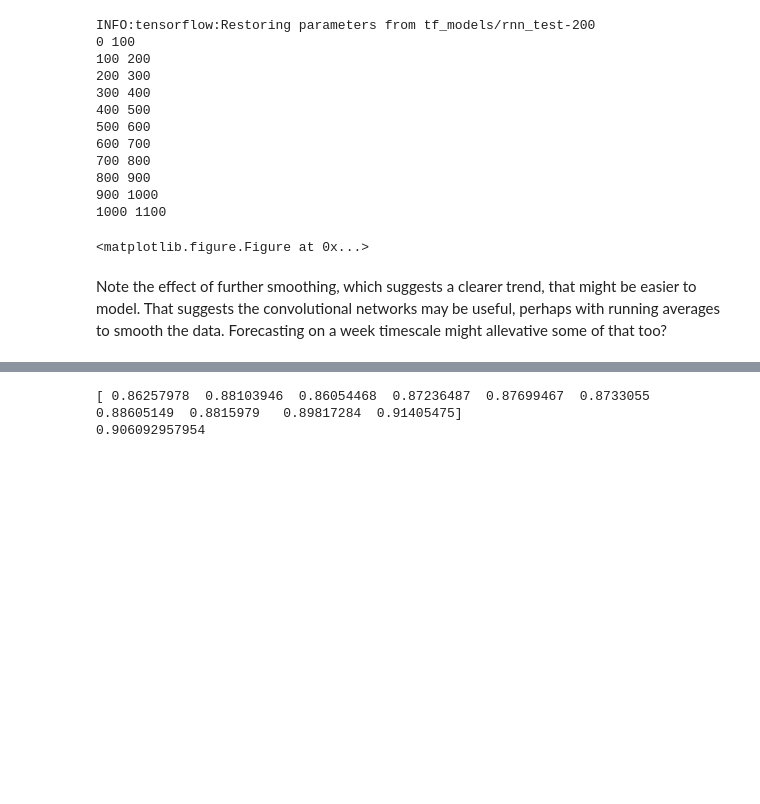
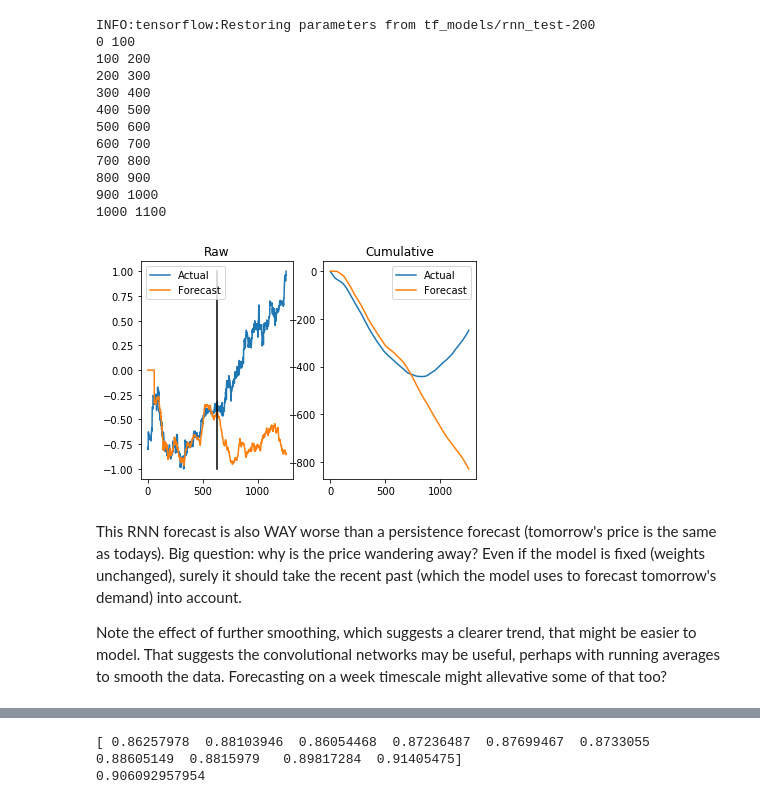
Before and after one commit to jmackrory/PDX_finance, a Jupyter notebook: PDX_finance_Mar2018.ipynb, the cells around one changed output, grey strips where cells are left out. Drawn from its saved outputs; the diff is of its cells as text; code cells hidden in the pictures; blank space fills up the shorter version.

Commit message:
re-ran in firefox.  Also: worried about prices wandering far away. Is model doing what I think it should?

```diff
--- a/PDX_finance_Mar2018.ipynb
+++ b/PDX_finance_Mar2018.ipynb
@@ -211,10 +213,13 @@ def plot_pred(X,pred,indx_range):
 # %%
 #Could make predicted results a time series for nicer formating, and dates.
 #Plot cumulative for cases when we've also differenced.
-plot_pred(Xsub2,RNN_pred,25)
+plot_pred(Xsub2,RNN_pred,50)
 # %% [output]
-<matplotlib.figure.Figure at 0x...>
+[figure, added]
 # %% [markdown]
+This RNN forecast is also WAY worse than a persistence forecast (tomorrow's price is the same as todays).
+Big question: why is the price wandering away? Even if the model is fixed (weights unchanged), surely it should take the recent past (which the model uses to forecast tomorrow's demand) into account.
+
 Note the effect of further smoothing, which suggests a clearer trend, that might be easier to model.
 That suggests the convolutional networks may be useful,
 perhaps with running averages to smooth the data.  Forecasting on a week timescale might allevative some of that too?
```
Also changed, not shown: parts of 9 cells of this notebook, 1 other file.
